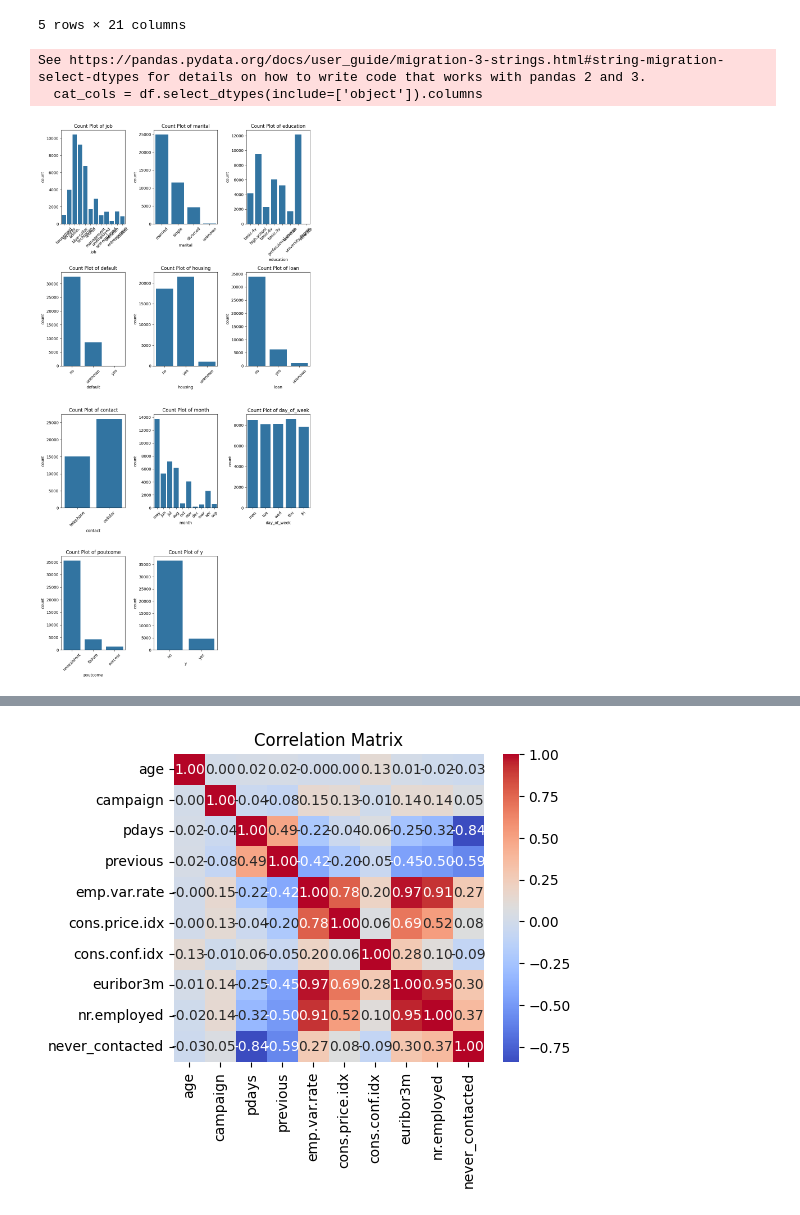
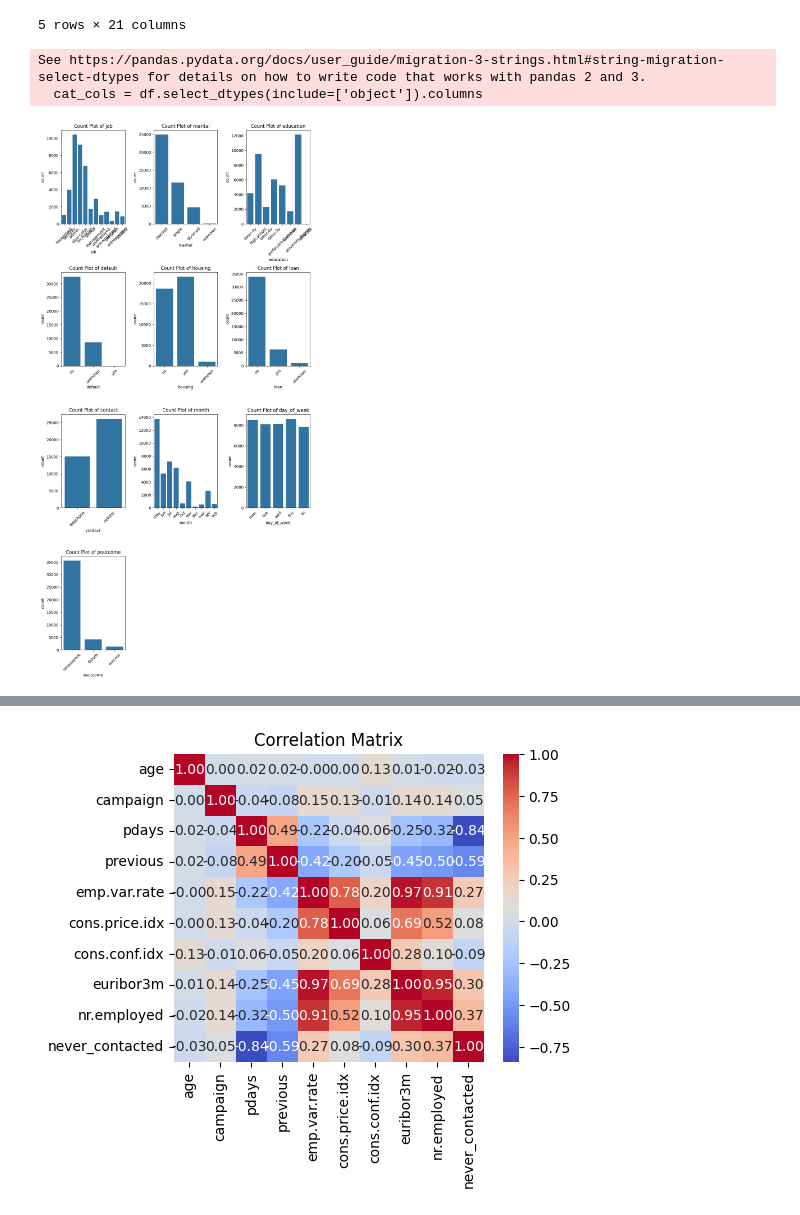
Before and after one commit to AaronVillegas5/uci-bank-marketing-analysis, a Jupyter notebook: bank_marketing_project.ipynb, the cells around one changed output, grey strips where cells are left out. Cells and saved outputs as stored; diff of their text form; code cells hidden in the pictures.

```diff
--- a/bank_marketing_project.ipynb
+++ b/bank_marketing_project.ipynb
@@ -88,25 +88,26 @@ df.head()
 # %%
 
 cat_cols = df.select_dtypes(include=['object']).columns
+cat_cols = cat_cols.drop('y')  # Exclude target variable from plots
 
 n_cols = 3  # number of plots per row
 n_rows = math.ceil(len(cat_cols) / n_cols)
 
 fig, axes = plt.subplots(n_rows, n_cols, figsize=(10, 5*n_rows))
 axes = axes.flatten()
 
 for i, col in enumerate(cat_cols):
     sns.countplot(data=df, x=col, ax=axes[i])
     axes[i].set_title(f'Count Plot of {col}')
     axes[i].tick_params(axis='x', rotation=45)
 
 # Remove empty subplots if any
 for j in range(i+1, len(axes)):
     fig.delaxes(axes[j])
 
 plt.tight_layout()
 plt.show()
 # %% [output]
 See https://pandas.pydata.org/docs/user_guide/migration-3-strings.html#string-migration-select-dtypes for details on how to write code that works with pandas 2 and 3.
   cat_cols = df.select_dtypes(include=['object']).columns
-[figure, old version]
+[figure, new version]
```
Also changed, not shown: parts of 27 cells of this notebook.
